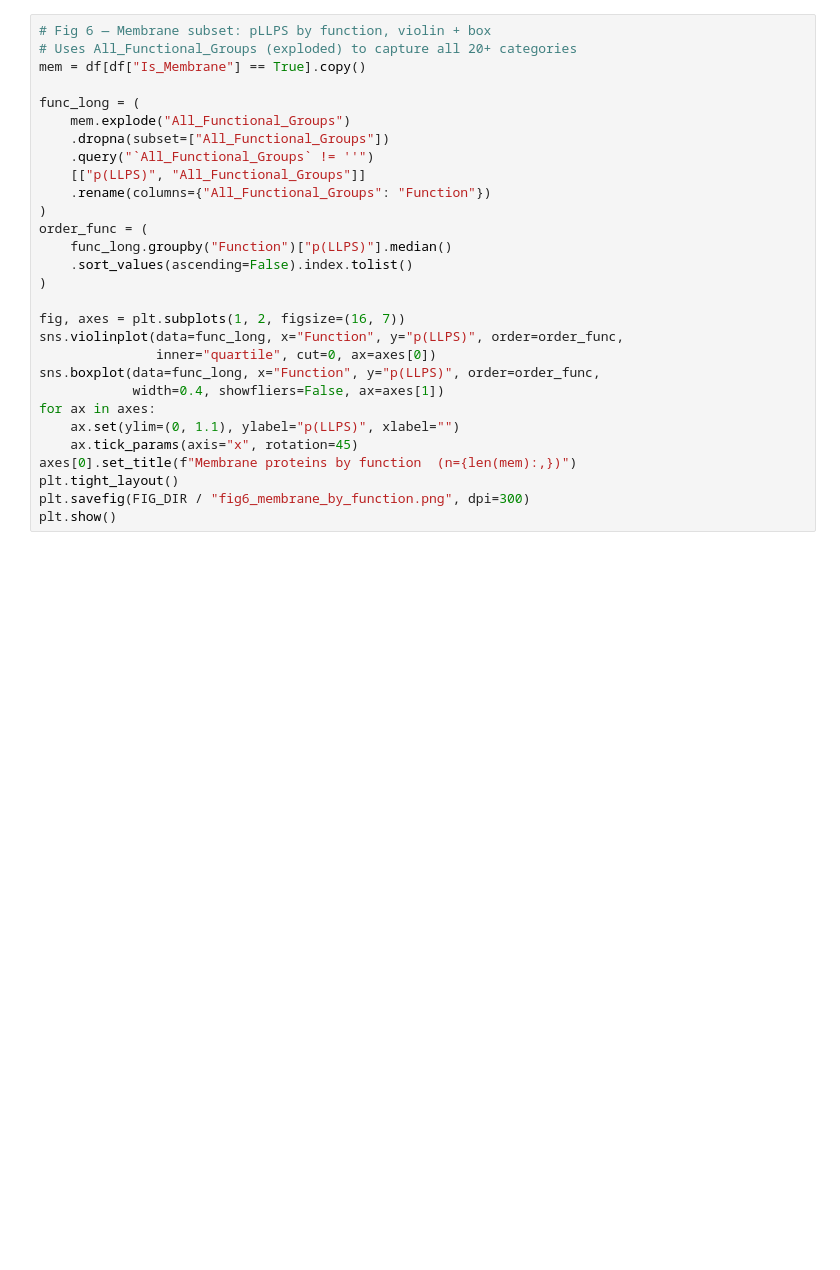
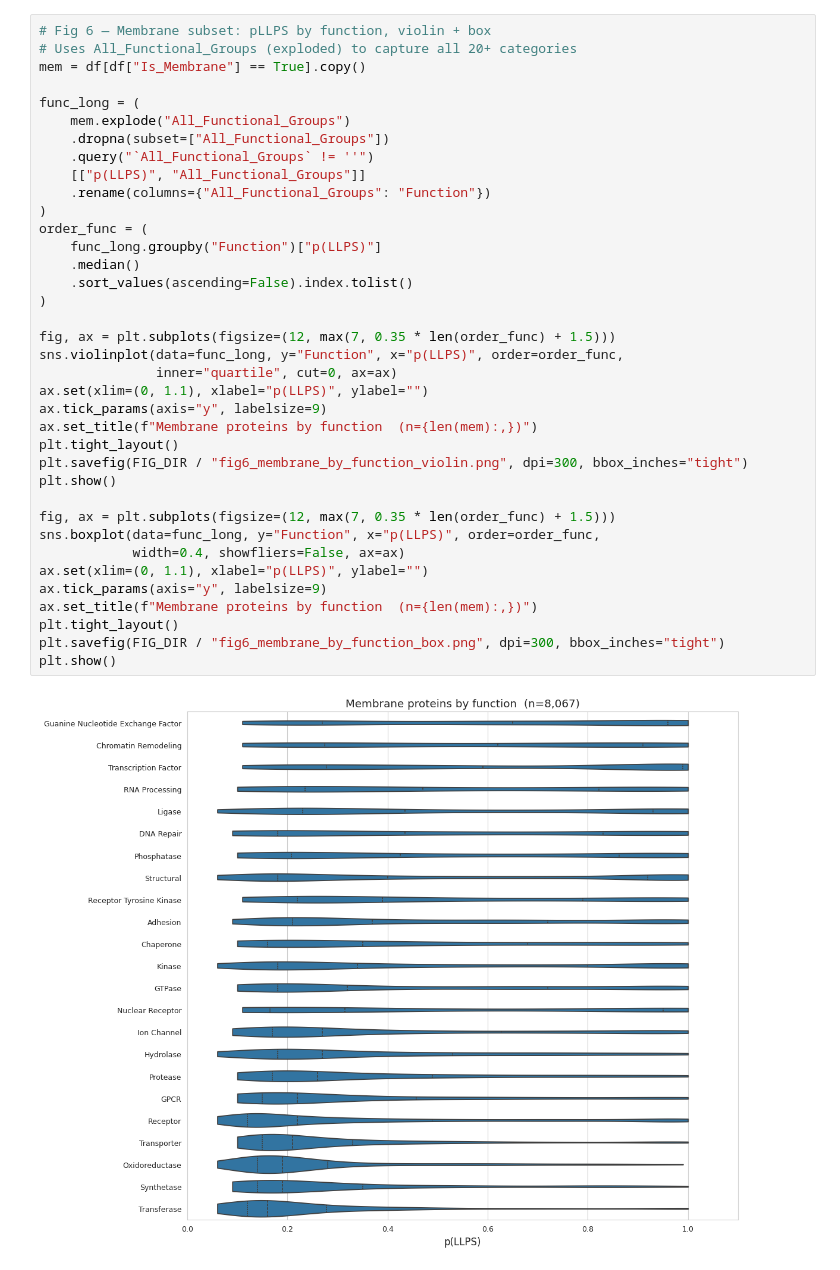
Before and after one commit to j-a-hill/mem_prot_llps, a Jupyter notebook: notebooks/02_plot.ipynb, the cells around one changed output. Cells and saved outputs as stored; diff of their text form; blank space fills up the shorter version.

```diff
--- a/notebooks/02_plot.ipynb
+++ b/notebooks/02_plot.ipynb
@@ -187,29 +261,39 @@ plt.show()
 # %%
 # Fig 6 — Membrane subset: pLLPS by function, violin + box
 # Uses All_Functional_Groups (exploded) to capture all 20+ categories
 mem = df[df["Is_Membrane"] == True].copy()
 
 func_long = (
     mem.explode("All_Functional_Groups")
     .dropna(subset=["All_Functional_Groups"])
     .query("`All_Functional_Groups` != ''")
     [["p(LLPS)", "All_Functional_Groups"]]
     .rename(columns={"All_Functional_Groups": "Function"})
 )
 order_func = (
-    func_long.groupby("Function")["p(LLPS)"].median()
+    func_long.groupby("Function")["p(LLPS)"]
+    .median()
     .sort_values(ascending=False).index.tolist()
 )
 
-fig, axes = plt.subplots(1, 2, figsize=(16, 7))
-sns.violinplot(data=func_long, x="Function", y="p(LLPS)", order=order_func,
-               inner="quartile", cut=0, ax=axes[0])
-sns.boxplot(data=func_long, x="Function", y="p(LLPS)", order=order_func,
-            width=0.4, showfliers=False, ax=axes[1])
-for ax in axes:
-    ax.set(ylim=(0, 1.1), ylabel="p(LLPS)", xlabel="")
-    ax.tick_params(axis="x", rotation=45)
-axes[0].set_title(f"Membrane proteins by function  (n={len(mem):,})")
+fig, ax = plt.subplots(figsize=(12, max(7, 0.35 * len(order_func) + 1.5)))
+sns.violinplot(data=func_long, y="Function", x="p(LLPS)", order=order_func,
+               inner="quartile", cut=0, ax=ax)
+ax.set(xlim=(0, 1.1), xlabel="p(LLPS)", ylabel="")
+ax.tick_params(axis="y", labelsize=9)
+ax.set_title(f"Membrane proteins by function  (n={len(mem):,})")
 plt.tight_layout()
-plt.savefig(FIG_DIR / "fig6_membrane_by_function.png", dpi=300)
+plt.savefig(FIG_DIR / "fig6_membrane_by_function_violin.png", dpi=300, bbox_inches="tight")
 plt.show()
+
+fig, ax = plt.subplots(figsize=(12, max(7, 0.35 * len(order_func) + 1.5)))
+sns.boxplot(data=func_long, y="Function", x="p(LLPS)", order=order_func,
+            width=0.4, showfliers=False, ax=ax)
+ax.set(xlim=(0, 1.1), xlabel="p(LLPS)", ylabel="")
+ax.tick_params(axis="y", labelsize=9)
+ax.set_title(f"Membrane proteins by function  (n={len(mem):,})")
+plt.tight_layout()
+plt.savefig(FIG_DIR / "fig6_membrane_by_function_box.png", dpi=300, bbox_inches="tight")
+plt.show()
+# %% [output]
+[figure, added]
```
Also changed, not shown: parts of 13 cells of this notebook, 24 other files.
